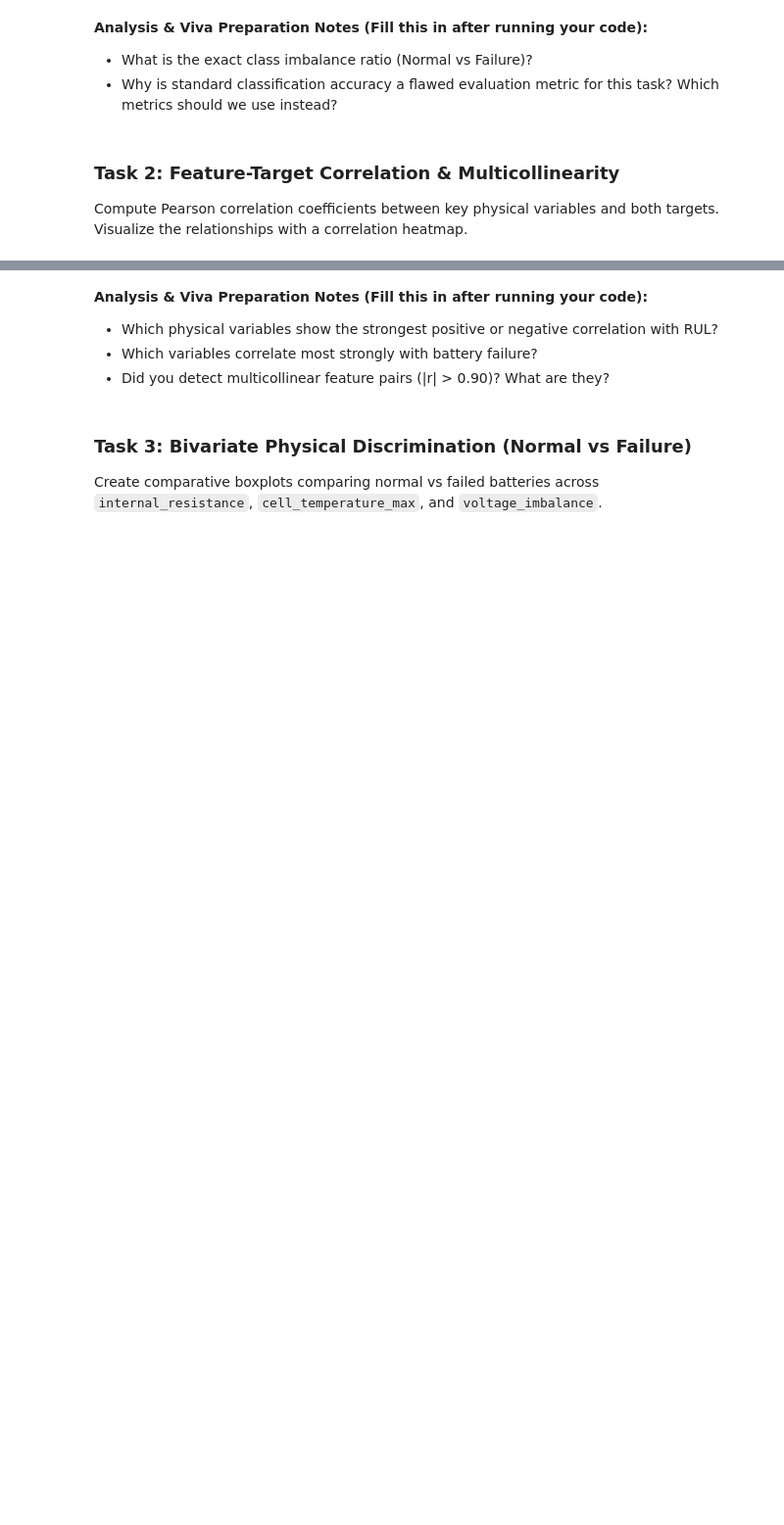
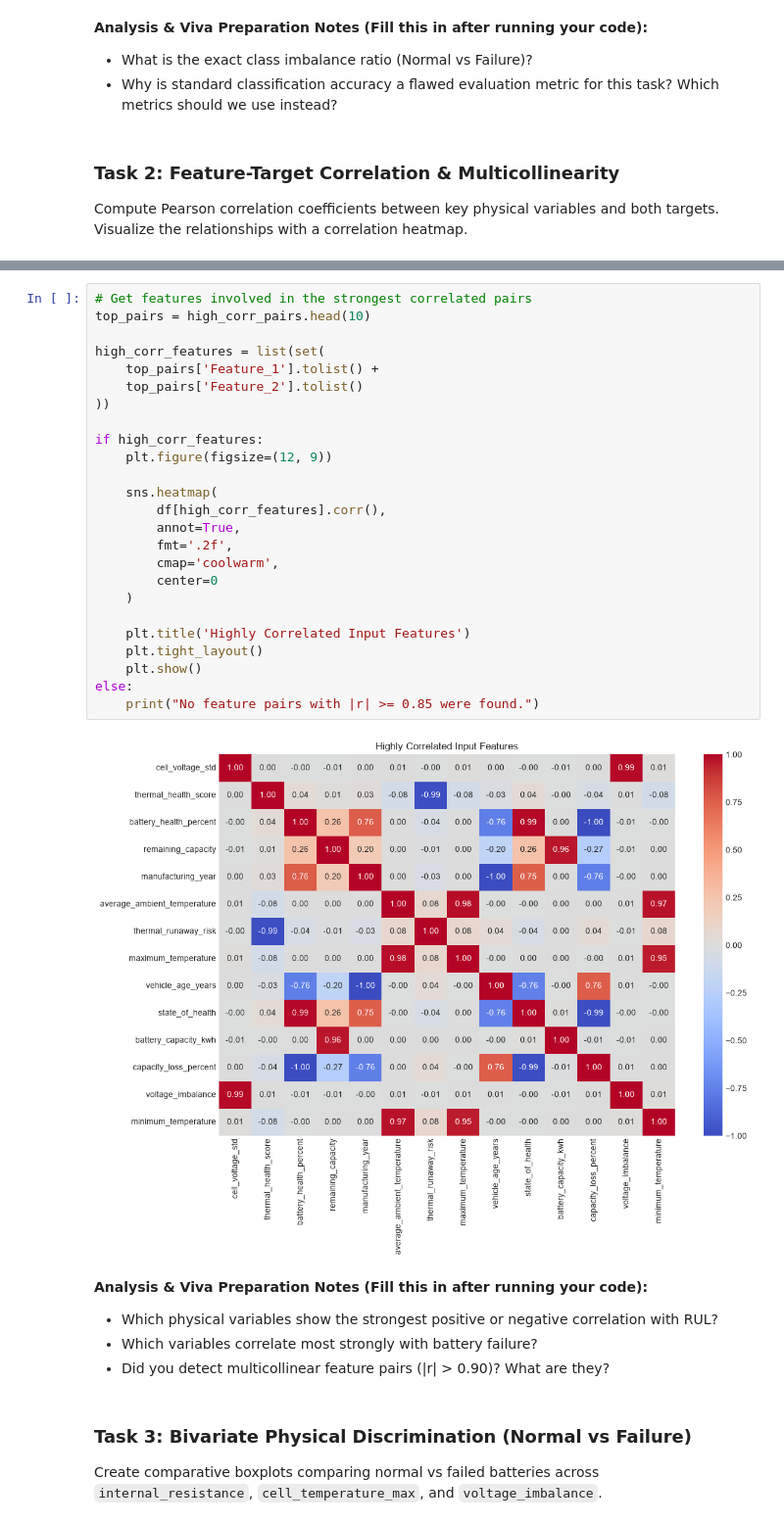
Before and after one commit to chenuka10/EV_Battery_PHM, a Jupyter notebook: notebooks/03_relationships_features_personC.ipynb, the cells around one changed output, grey strips where cells are left out. Shown at 98% size. Drawn from its saved outputs; the diff is of its cells as text; blank space fills up the shorter version.

```diff
--- a/notebooks/03_relationships_features_personC.ipynb
+++ b/notebooks/03_relationships_features_personC.ipynb
@@ -49,3 +261,30 @@ Compute Pearson correlation coefficients between key physical variables and both
+# %%
+# Get features involved in the strongest correlated pairs
+top_pairs = high_corr_pairs.head(10)
+
+high_corr_features = list(set(
+    top_pairs['Feature_1'].tolist() +
+    top_pairs['Feature_2'].tolist()
+))
+
+if high_corr_features:
+    plt.figure(figsize=(12, 9))
+
+    sns.heatmap(
+        df[high_corr_features].corr(),
+        annot=True,
+        fmt='.2f',
+        cmap='coolwarm',
+        center=0
+    )
+
+    plt.title('Highly Correlated Input Features')
+    plt.tight_layout()
+    plt.show()
+else:
+    print("No feature pairs with |r| >= 0.85 were found.")
+# %% [output]
+[figure, added]
 # %% [markdown]
 **Analysis & Viva Preparation Notes (Fill this in after running your code):**
 - Which physical variables show the strongest positive or negative correlation with RUL?
```
Also changed, not shown: parts of 15 cells of this notebook.
